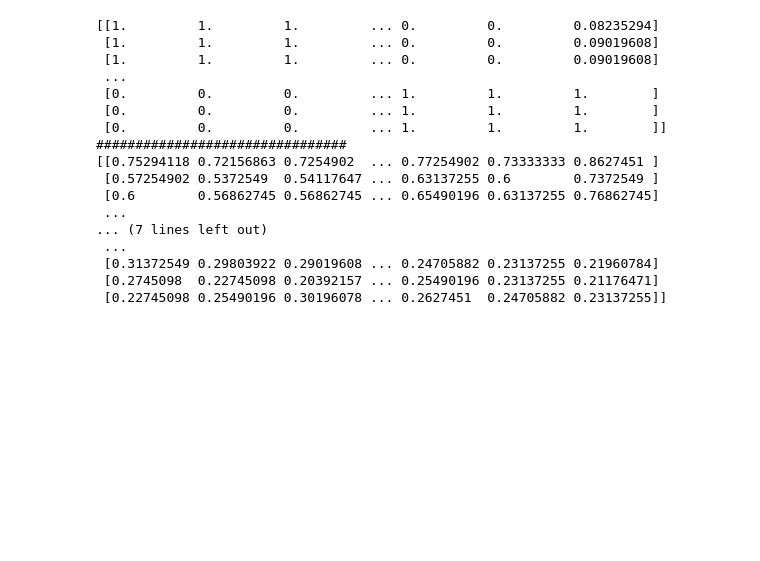
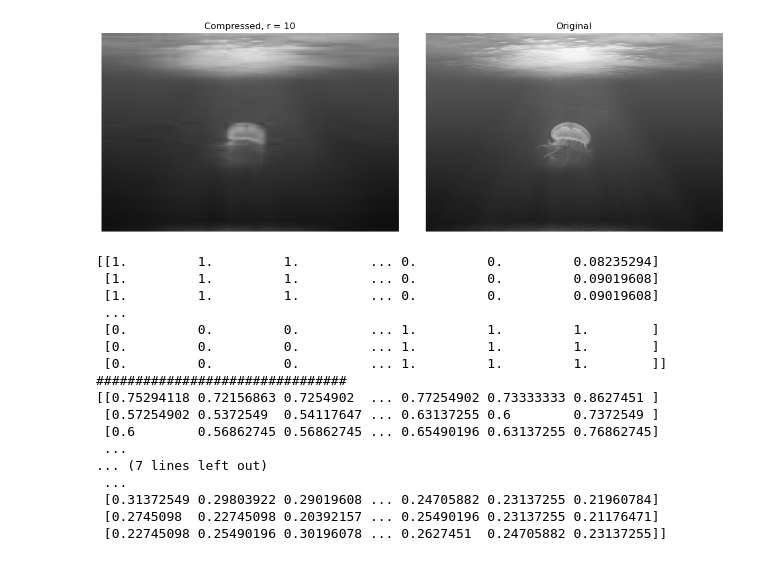
Before and after one commit to johnmagj/MAT4110, a Jupyter notebook: Oblig2/Oblig2.ipynb, the cells around one changed output. Cells and saved outputs as stored; diff of their text form; code cells hidden in the pictures; blank space fills up the shorter version.

```diff
--- a/Oblig2/Oblig2.ipynb
+++ b/Oblig2/Oblig2.ipynb
@@ -28,3 +53,7 @@ img3 = img3.astype(np.float64)/255
+# %%
+compress_svd_plot(img2, 10)
+# %% [output]
+[figure, added]
 # %%
 # Print matrix representation
 
```
Also changed, not shown: parts of 11 cells of this notebook.
